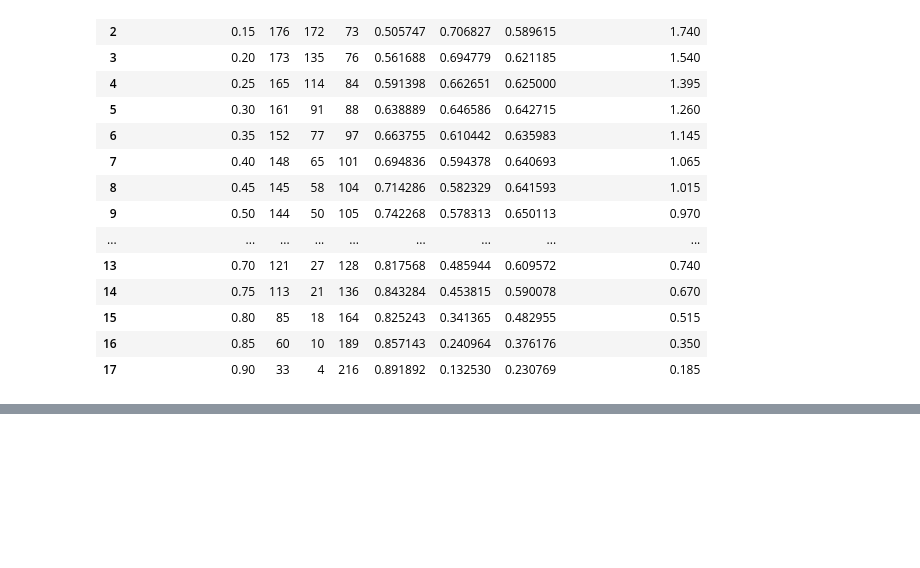
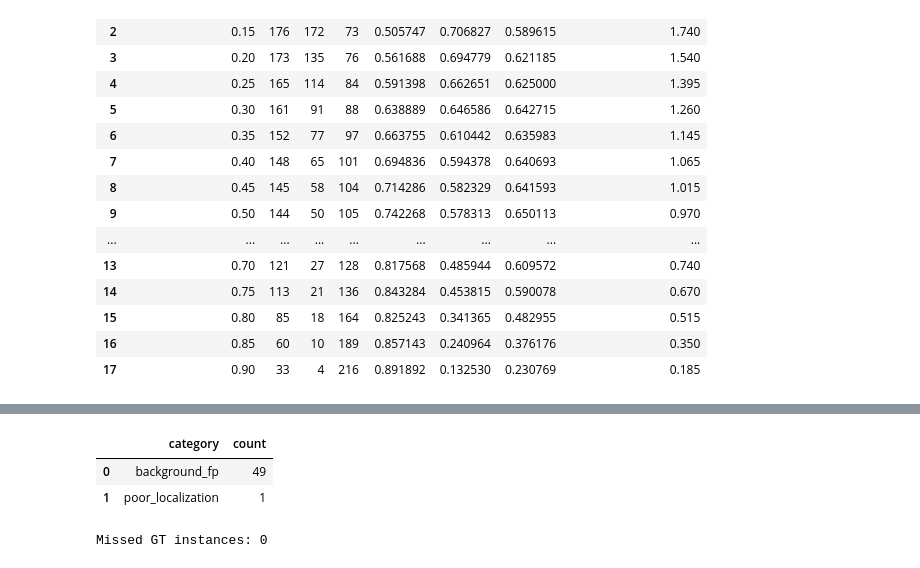
Before and after one commit to mdmohsin212/modern-vision-multimodal-lab, a Jupyter notebook: Vision/02_segmentation/yolo_instance_error_analysis.ipynb, the cells around one changed output, grey strips where cells are left out. Saved outputs shown, nothing was run; the diff lists cells and outputs as text; code cells hidden in the pictures; blank space fills up the shorter version.

```diff
--- a/Vision/02_segmentation/yolo_instance_error_analysis.ipynb
+++ b/Vision/02_segmentation/yolo_instance_error_analysis.ipynb
@@ -456,0 +644,46 @@ display(confidence_sweep)
+# %%
+per_image_errors = pd.DataFrame(per_image_rows)
+prediction_details = pd.DataFrame( prediction_detail_rows)
+missed_ground_truths = pd.DataFrame(missed_ground_truth_rows)
+
+failure_summary = pd.DataFrame(
+    [
+        {
+            "category": category,
+            "count": count,
+        }
+        for category, count in failure_reason_counts.items()
+    ]
+).sort_values("count", ascending=False)
+# %%
+per_image_errors.to_csv(
+OUTPUT_ROOT
+    / "per_image_instance_errors.csv",
+    index=False,
+)
+
+prediction_details.to_csv(
+    OUTPUT_ROOT
+    / "prediction_failure_details.csv",
+    index=False,
+)
+
+missed_ground_truths.to_csv(
+    OUTPUT_ROOT
+    / "missed_ground_truths.csv",
+    index=False,
+)
+
+failure_summary.to_csv(
+    OUTPUT_ROOT
+    / "failure_categories.csv",
+    index=False,
+)
+
+display(failure_summary)
+print("Missed GT instances:", len(missed_ground_truths),)
+# %% [output]
+|  | category | count |
+| 0 | background_fp | 49 |
+| 1 | poor_localization | 1 |
+Missed GT instances: 0
```
Also changed, not shown: parts of 10 cells of this notebook.
